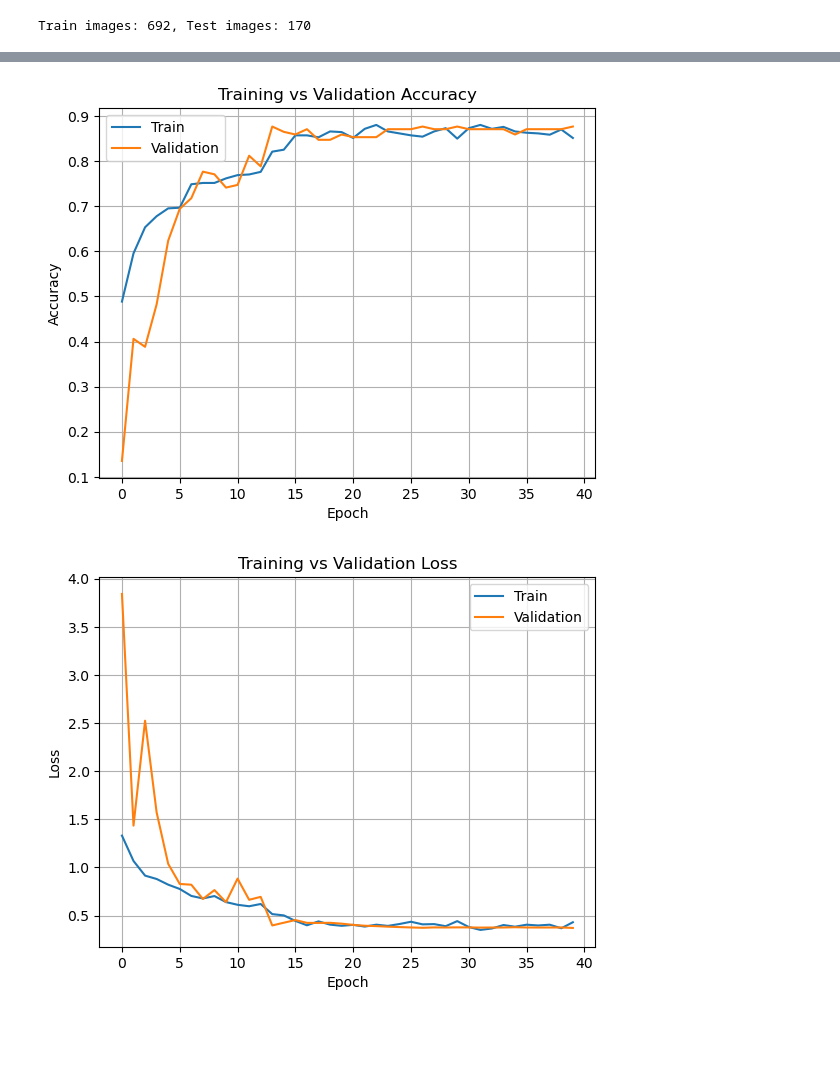
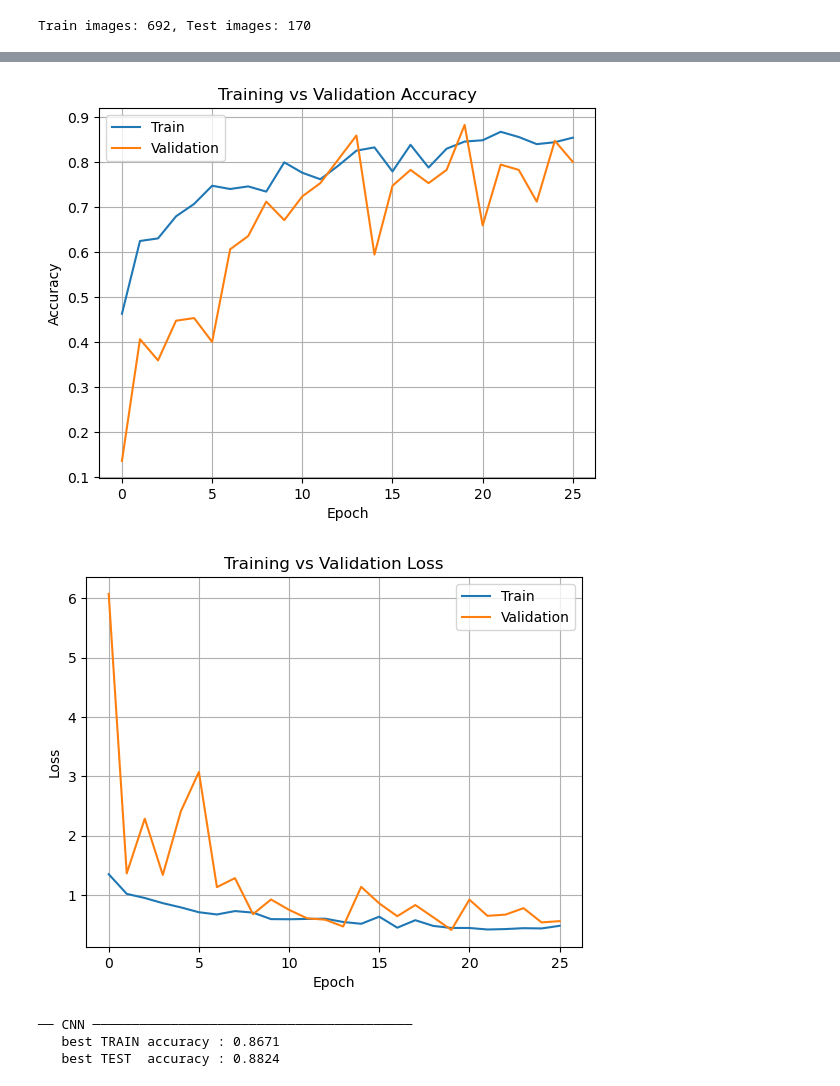
Before and after one commit to SalmanAlfarisi5/RiceLeafDisease, a Jupyter notebook: Models/CNN.ipynb, the cells around one changed output, grey strips where cells are left out. Drawn from its saved outputs; the diff is of its cells as text; code cells hidden in the pictures; blank space fills up the shorter version.

Commit message:
standardize configuration and report results

```diff
--- a/Models/CNN.ipynb
+++ b/Models/CNN.ipynb
@@ -11,12 +11,11 @@ from keras import layers as L
 from keras import models
 from keras.mixed_precision import set_global_policy
 set_global_policy("mixed_float16")
-tf.debugging.set_log_device_placement(True)
 
 DATA_ROOT  = pathlib.Path("../Datasets")
 IMG_SIZE   = (224, 224)
 BATCH_SIZE = 16
-EPOCHS     = 40
+EPOCHS     = 30
 SEED       = 42
 # %%
 # ============================================================================ #
@@ -152,18 +211,18 @@ Model: "RiceLeafCNN"
 # ============================================================================ #
 callbacks = [
     tf.keras.callbacks.ReduceLROnPlateau(
-        monitor="val_loss", factor=0.2, patience=3,
+        monitor="val_loss", factor=0.2, patience=6,
         min_lr=1e-6, verbose=1
     ),
     tf.keras.callbacks.EarlyStopping(
-        monitor="val_loss", patience=20, restore_best_weights=True
+        monitor="val_loss", patience=6, restore_best_weights=True
     )
 ]
 # %%
 # ============================================================================ #
 # 5. Train                                                                     #
 # ============================================================================ #
-hist = model.fit(
+hist_head = model.fit(
     train_ds,
     epochs=EPOCHS,
     validation_data=test_ds,
@@ -190,34 +392,59 @@ Epoch 40/40
 # %%
 # ============================================================================ #
 # 6. Plot accuracy & loss                                                      #
 # ============================================================================ #
-acc      = hist.history["accuracy"]
-val_acc  = hist.history["val_accuracy"]
-loss     = hist.history["loss"]
-val_loss = hist.history["val_loss"]
+acc      = hist_head.history["accuracy"]
+val_acc  = hist_head.history["val_accuracy"]
+loss     = hist_head.history["loss"]
+val_loss = hist_head.history["val_loss"]
 epochs   = range(len(acc))
 
 # Accuracy
 plt.figure()
 plt.plot(epochs, acc,     label="Train")
 plt.plot(epochs, val_acc, label="Validation")
 plt.xlabel("Epoch")
 plt.ylabel("Accuracy")
 plt.title("Training vs Validation Accuracy")
 plt.legend(loc="best")
 plt.grid(True)
 plt.show()
 
 # Loss
 plt.figure()
 plt.plot(epochs, loss,     label="Train")
 plt.plot(epochs, val_loss, label="Validation")
 plt.xlabel("Epoch")
 plt.ylabel("Loss")
 plt.title("Training vs Validation Loss")
 plt.legend(loc="best")
 plt.grid(True)
 plt.show()
 # %% [output]
-[figure, old version]
+[figure, new version]
-[figure, old version]
+[figure, new version]
+# %%
+def report_best_acc(head_hist, ft_hist=None, label="Model"):
+    """
+    head_hist : History object returned by the head-only fit
+    ft_hist   : optional History from fine-tune fit  (None → single phase)
+    label     : name to print in the header
+    """
+    # Concatenate lists
+    train_acc = head_hist.history["accuracy"] + (ft_hist.history["accuracy"]        if ft_hist else [])
+    val_acc   = head_hist.history["val_accuracy"] + (ft_hist.history["val_accuracy"] if ft_hist else [])
+
+    best_train = max(train_acc)
+    best_val   = max(val_acc)
+
+    print(f"── {label} ─────────────────────────────────────────")
+    print(f"   best TRAIN accuracy : {best_train:.4f}")
+    print(f"   best TEST  accuracy : {best_val  :.4f}")
+    print("")
+
+# ▸ Example for EfficientNet or ResNet (two-phase)
+report_best_acc(hist_head, None, label="CNN")
+# %% [output]
+── CNN ─────────────────────────────────────────
+   best TRAIN accuracy : 0.8671
+   best TEST  accuracy : 0.8824
```
Also changed, not shown: parts of 3 cells of this notebook, 3 other files.
